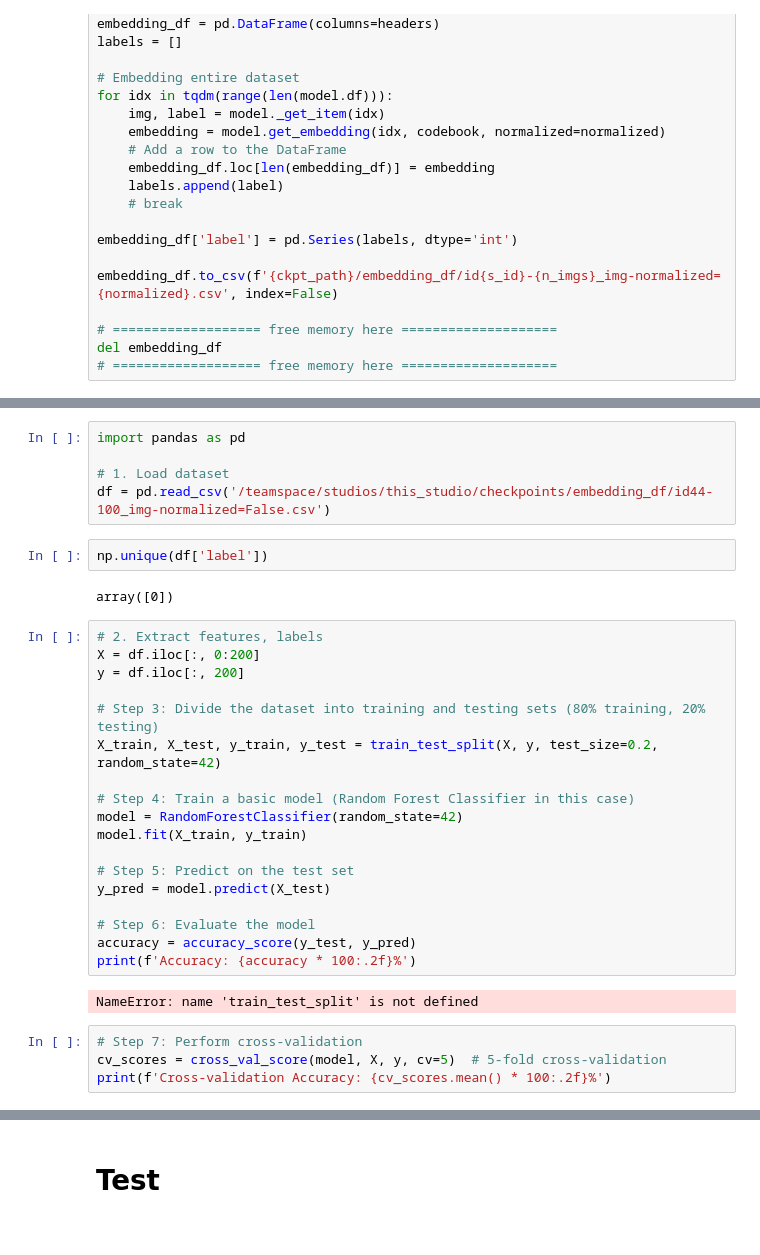
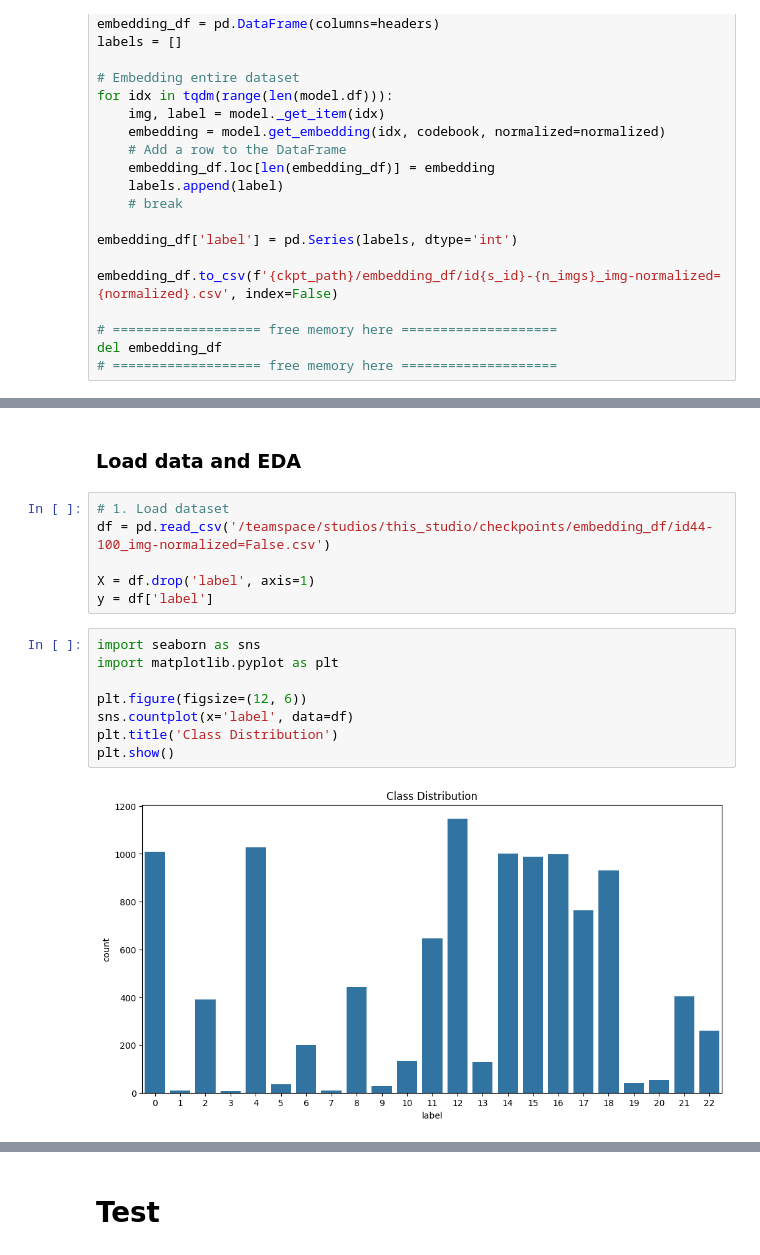
Before and after one commit to lamld203844/endoscopic, a Jupyter notebook: kaggle/endoscopic-bovw.ipynb, the cells around one changed output, grey strips where cells are left out. Cells and saved outputs as stored; diff of their text form.

Commit message:
To build model phase

```diff
--- a/kaggle/endoscopic-bovw.ipynb
+++ b/kaggle/endoscopic-bovw.ipynb
@@ -351,33 +342,18 @@ del embedding_df
+# %% [markdown]
+### Load data and EDA
 # %%
-import pandas as pd
-
 # 1. Load dataset
 df = pd.read_csv('/teamspace/studios/this_studio/checkpoints/embedding_df/id44-100_img-normalized=False.csv')
+
+X = df.drop('label', axis=1)
+y = df['label']
-# %%
-np.unique(df['label'])
-# %% [output]
-array([0])
-# %%
-# 2. Extract features, labels
-X = df.iloc[:, 0:200]
-y = df.iloc[:, 200]
-
-# Step 3: Divide the dataset into training and testing sets (80% training, 20% testing)
-X_train, X_test, y_train, y_test = train_test_split(X, y, test_size=0.2, random_state=42)
-
-# Step 4: Train a basic model (Random Forest Classifier in this case)
-model = RandomForestClassifier(random_state=42)
-model.fit(X_train, y_train)
-
-# Step 5: Predict on the test set
-y_pred = model.predict(X_test)
-
-# Step 6: Evaluate the model
-accuracy = accuracy_score(y_test, y_pred)
-print(f'Accuracy: {accuracy * 100:.2f}%')
-# %% [output]
-NameError: name 'train_test_split' is not defined
-# %%
-# Step 7: Perform cross-validation
-cv_scores = cross_val_score(model, X, y, cv=5)  # 5-fold cross-validation
-print(f'Cross-validation Accuracy: {cv_scores.mean() * 100:.2f}%')
+# %%
+import seaborn as sns
+import matplotlib.pyplot as plt
+
+plt.figure(figsize=(12, 6))
+sns.countplot(x='label', data=df)
+plt.title('Class Distribution')
+plt.show()
+# %% [output]
+[figure, added]
```
Also changed, not shown: parts of 21 cells of this notebook, 1 other file.
